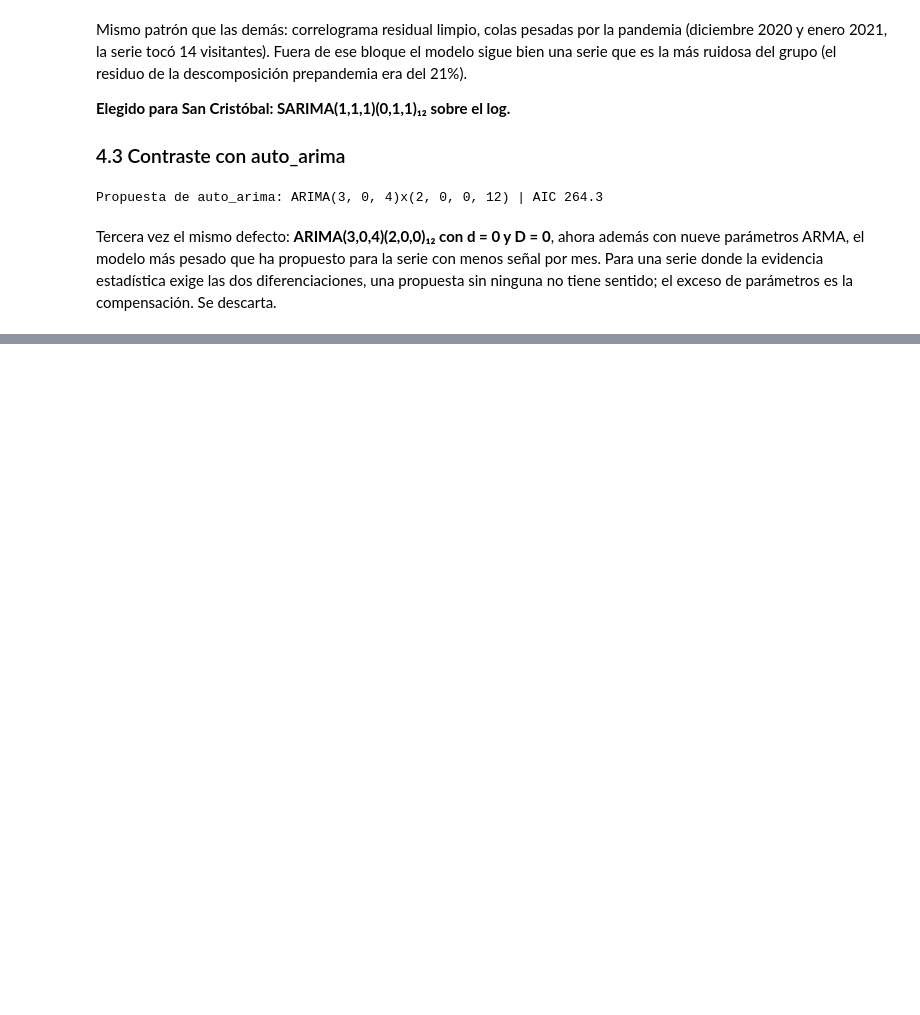
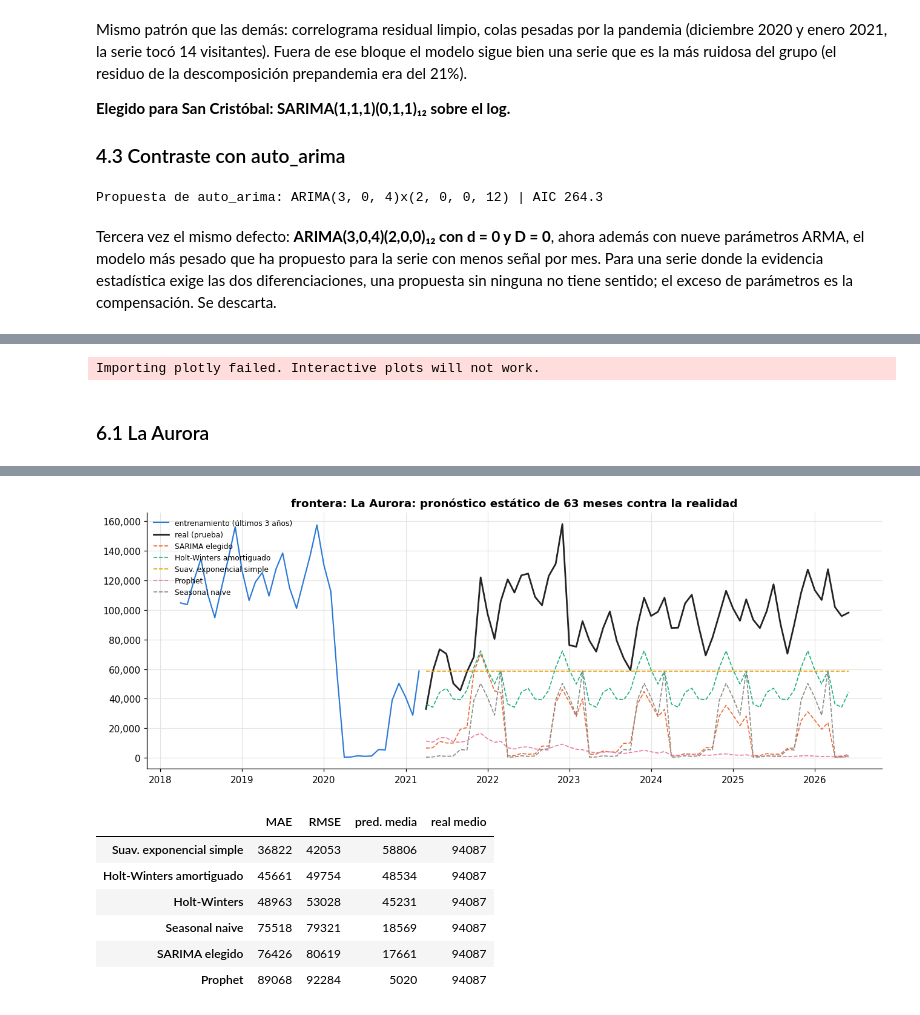
Before and after one commit to Fercho1118/Laboratorio-1-Series-de-Tiempo, a Jupyter notebook: notebooks/modelado-fronteras.ipynb, the cells around one changed output, grey strips where cells are left out. Saved outputs shown, nothing was run; the diff lists cells and outputs as text; code cells hidden in the pictures; blank space fills up the shorter version.

Commit message:
Modelos alternativos y prediccion de fronteras (4h-4k)

```diff
--- a/notebooks/modelado-fronteras.ipynb
+++ b/notebooks/modelado-fronteras.ipynb
@@ -394,0 +408,66 @@ naive), el pronóstico sobre el conjunto de prueba y la comparación por MAE y R
+# %%
+import logging
+logging.getLogger("cmdstanpy").setLevel(logging.ERROR)  # prophet imprime el log de stan por defecto
+
+from prophet import Prophet
+from statsmodels.tsa.holtwinters import ExponentialSmoothing, SimpleExpSmoothing
+
+test = pd.read_csv(RAIZ / "data" / "processed" / "series_test.csv", parse_dates=["fecha"]).set_index("fecha").asfreq("MS")
+H = len(test)
+
+
+def pronosticos_alternativos(nombre, resultado_sarima):
+    """Pronóstico estático de 63 meses con cada algoritmo, en escala original."""
+    y, ylog = train[nombre], logs[nombre]
+    idx = test.index
+    preds = {"SARIMA elegido": np.exp(resultado_sarima.forecast(H))}
+    hw = ExponentialSmoothing(ylog, trend="add", seasonal="add", seasonal_periods=12).fit()
+    preds["Holt-Winters"] = np.exp(hw.forecast(H))
+    hwd = ExponentialSmoothing(ylog, trend="add", damped_trend=True, seasonal="add",
+                               seasonal_periods=12).fit()
+    preds["Holt-Winters amortiguado"] = np.exp(hwd.forecast(H))
+    preds["Suav. exponencial simple"] = np.exp(SimpleExpSmoothing(ylog).fit().forecast(H))
+    m = Prophet(seasonality_mode="additive", yearly_seasonality=True,
+                weekly_seasonality=False, daily_seasonality=False)
+    m.fit(pd.DataFrame({"ds": ylog.index, "y": ylog.values}))
+    futuro = m.make_future_dataframe(periods=H, freq="MS")
+    preds["Prophet"] = pd.Series(np.exp(m.predict(futuro)["yhat"].values[-H:]), index=idx)
+    preds["Seasonal naive"] = pd.Series(np.tile(y.iloc[-12:].values, 6)[:H], index=idx)
+    return {k: pd.Series(np.asarray(v), index=idx) for k, v in preds.items()}
+
+
+def tabla_errores(nombre, preds):
+    yt = test[nombre]
+    filas = {}
+    for k, p in preds.items():
+        e = yt.values - p.values
+        filas[k] = {"MAE": round(np.mean(np.abs(e))), "RMSE": round(np.sqrt(np.mean(e ** 2))),
+                    "pred. media": round(p.mean()), "real medio": round(yt.mean())}
+    return pd.DataFrame(filas).T.sort_values("MAE")
+
+
+COLORES_MODELO = {"SARIMA elegido": NARANJA, "Holt-Winters amortiguado": AQUA,
+                  "Suav. exponencial simple": AMARILLO, "Prophet": MAGENTA, "Seasonal naive": GRIS}
+
+
+def graficar_pronosticos(nombre, preds, nombre_figura):
+    yt = test[nombre]
+    fig, eje = plt.subplots(figsize=(12, 4.6))
+    eje.plot(train[nombre].iloc[-36:], color=AZUL, lw=1.4, label="entrenamiento (últimos 3 años)")
+    eje.plot(yt, color="#222222", lw=1.8, label="real (prueba)")
+    for k, color in COLORES_MODELO.items():
+        eje.plot(preds[k], color=color, lw=1.1, ls="--", label=k)
+    eje.set_title(f"{nombre}: pronóstico estático de 63 meses contra la realidad")
+    eje.yaxis.set_major_formatter(plt.FuncFormatter(lambda v, _: f"{v:,.0f}"))
+    eje.legend(loc="upper left", fontsize=8)
+    guardar(nombre_figura)
+    plt.show()
+# %% [output]
+Importing plotly failed. Interactive plots will not work.
+# %% [markdown]
+### 6.1 La Aurora
+# %%
+preds_aurora = pronosticos_alternativos("frontera: La Aurora", mejor_aurora)
+graficar_pronosticos("frontera: La Aurora", preds_aurora, "modelado-aurora-pronosticos")
+tabla_errores("frontera: La Aurora", preds_aurora)
+# %% [output]
@@ -394,0 +476,8 @@ naive), el pronóstico sobre el conjunto de prueba y la comparación por MAE y R
+[figure, added]
+|  | MAE | RMSE | pred. media | real medio |
+| Suav. exponencial simple | 36822 | 42053 | 58806 | 94087 |
+| Holt-Winters amortiguado | 45661 | 49754 | 48534 | 94087 |
+| Holt-Winters | 48963 | 53028 | 45231 | 94087 |
+| Seasonal naive | 75518 | 79321 | 18569 | 94087 |
+| SARIMA elegido | 76426 | 80619 | 17661 | 94087 |
+| Prophet | 89068 | 92284 | 5020 | 94087 |
```
Also changed, not shown: parts of 11 cells of this notebook.
